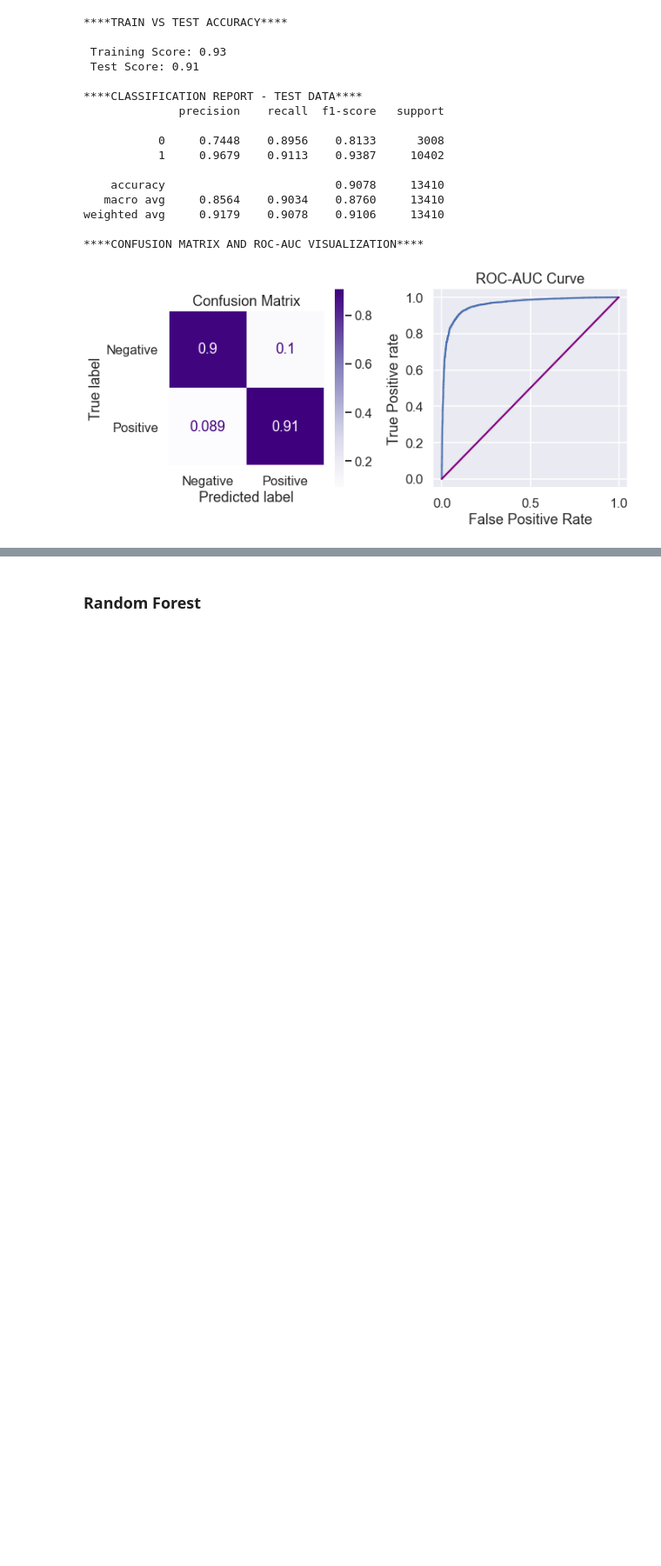
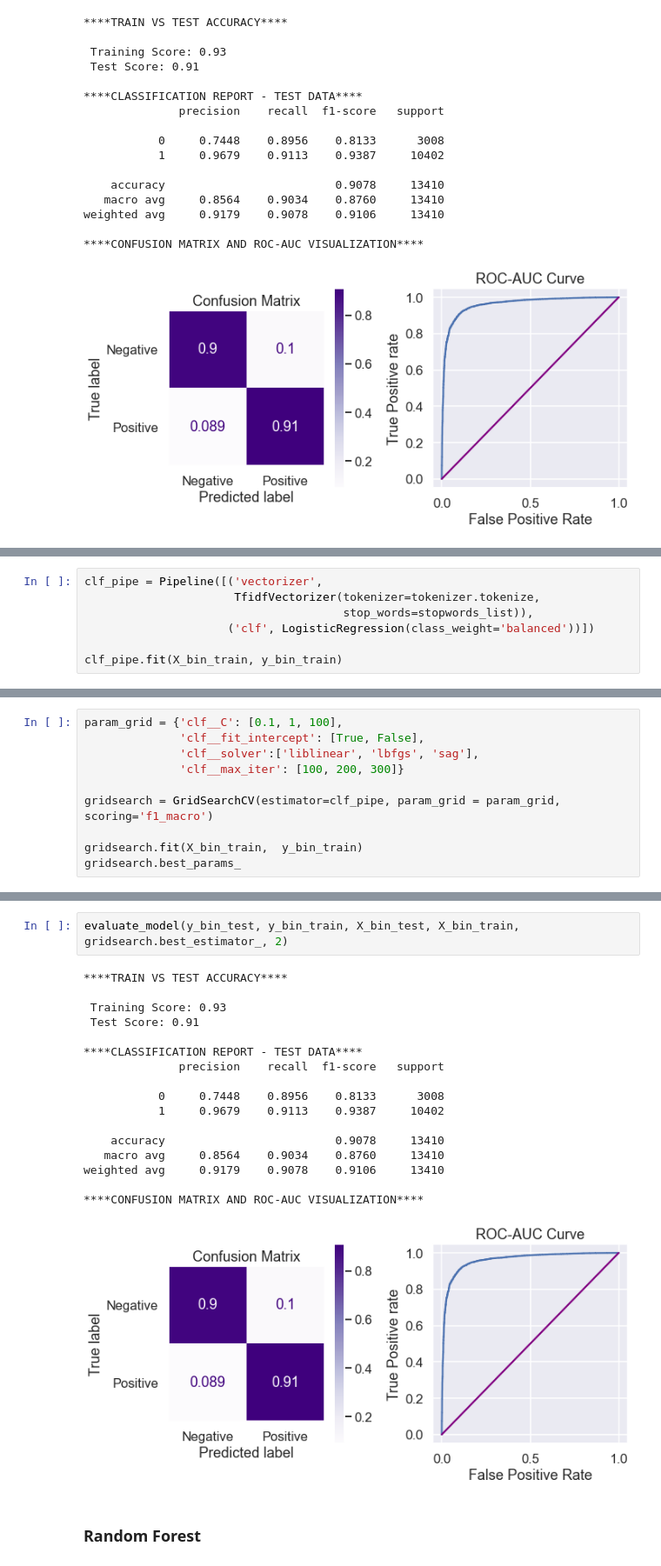
Before and after one commit to ds-leehanjin/app-reviews-nlp-sentiment-analysis, a Jupyter notebook: index_OSEMN_plus_mvp.ipynb, the cells around one changed output, grey strips where cells are left out. Shown at 87% size. Cells and saved outputs as stored; diff of their text form; blank space fills up the shorter version.

Commit message:
partial gridsearches 7/12

```diff
--- a/index_OSEMN_plus_mvp.ipynb
+++ b/index_OSEMN_plus_mvp.ipynb
@@ -1499,0 +1504,7 @@ weighted avg     0.9179    0.9078    0.9106     13410
+# %%
+clf_pipe = Pipeline([('vectorizer',
+                      TfidfVectorizer(tokenizer=tokenizer.tokenize,
+                                      stop_words=stopwords_list)),
+                     ('clf', LogisticRegression(class_weight='balanced'))])
+
+clf_pipe.fit(X_bin_train, y_bin_train)
@@ -1499,0 +1523,10 @@ weighted avg     0.9179    0.9078    0.9106     13410
+# %%
+param_grid = {'clf__C': [0.1, 1, 100],
+              'clf__fit_intercept': [True, False],
+              'clf__solver':['liblinear', 'lbfgs', 'sag'],
+              'clf__max_iter': [100, 200, 300]}
+
+gridsearch = GridSearchCV(estimator=clf_pipe, param_grid = param_grid, scoring='f1_macro')
+
+gridsearch.fit(X_bin_train,  y_bin_train)
+gridsearch.best_params_
@@ -1500,3 +1555,23 @@ weighted avg     0.9179    0.9078    0.9106     13410
+# %%
+evaluate_model(y_bin_test, y_bin_train, X_bin_test, X_bin_train, gridsearch.best_estimator_, 2)
+# %% [output]
+****TRAIN VS TEST ACCURACY****
+
+ Training Score: 0.93
+ Test Score: 0.91
+
+****CLASSIFICATION REPORT - TEST DATA****
+              precision    recall  f1-score   support
+
+           0     0.7448    0.8956    0.8133      3008
+           1     0.9679    0.9113    0.9387     10402
+
+    accuracy                         0.9078     13410
+   macro avg     0.8564    0.9034    0.8760     13410
+weighted avg     0.9179    0.9078    0.9106     13410
+
+****CONFUSION MATRIX AND ROC-AUC VISUALIZATION****
+[figure, added]
 # %% [markdown]
 ### Random Forest
 # %%
```
Also changed, not shown: parts of 4 cells of this notebook.
